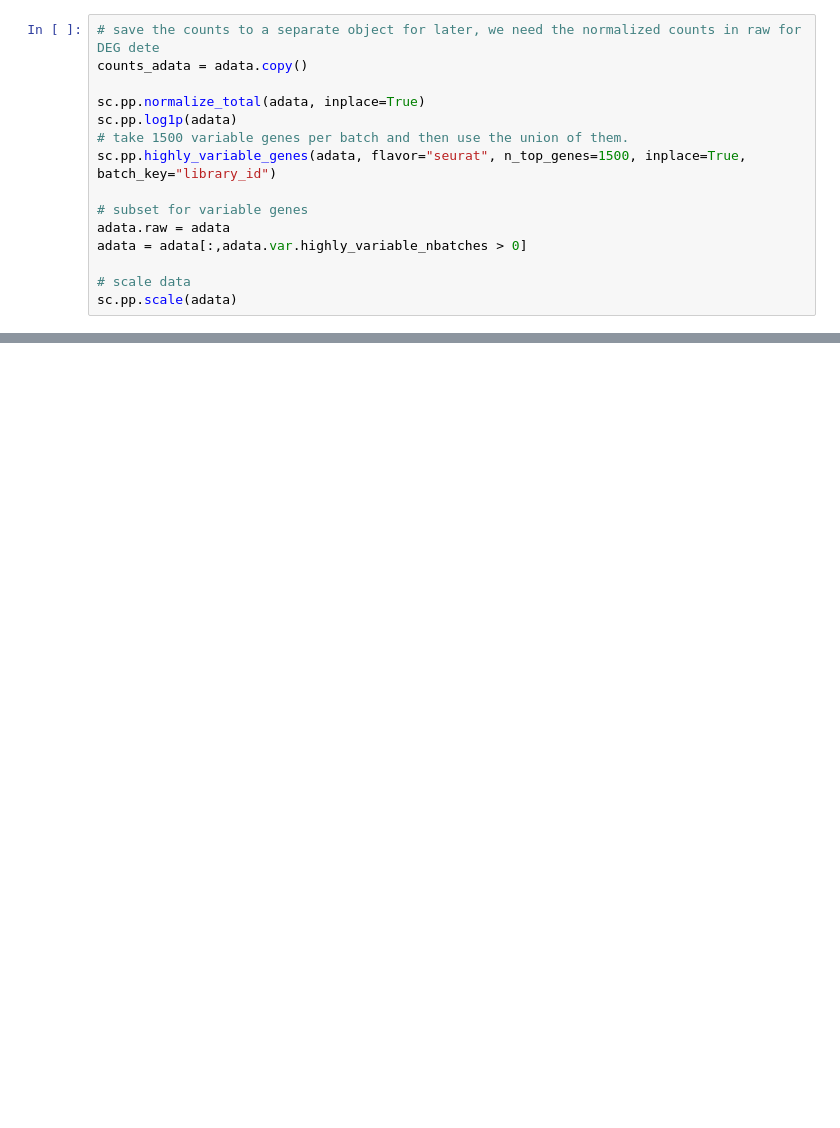
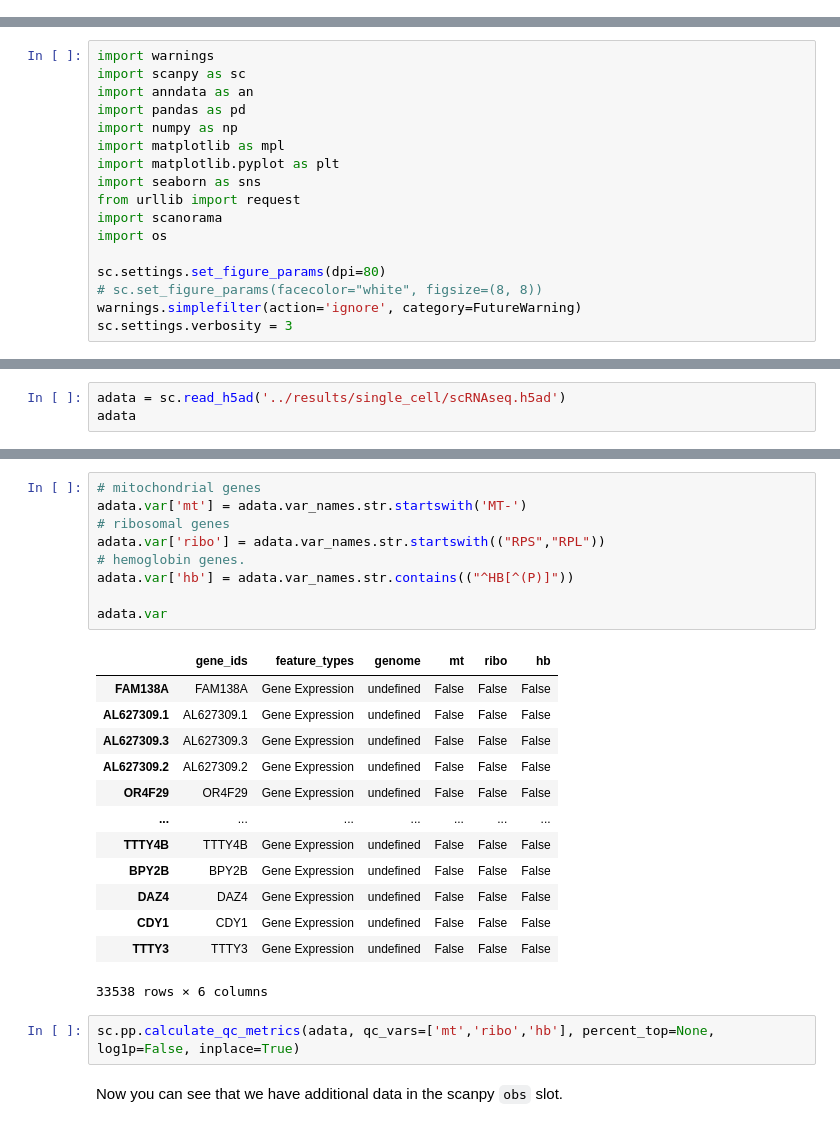
Before and after one commit to NBISweden/workshop-spatial, a Jupyter notebook: labs/05_single_cell.ipynb, the cells around one changed output, grey strips where cells are left out. Saved outputs shown, nothing was run; the diff lists cells and outputs as text; blank space fills up the shorter version.

Commit message:
updates lab on single cell data analysis

```diff
--- a/labs/05_single_cell.ipynb
+++ b/labs/05_single_cell.ipynb
@@ -123,15 +0,0 @@ As we have two sections, we will select variable genes with `batch_key="library_
-# %%
-# save the counts to a separate object for later, we need the normalized counts in raw for DEG dete
-counts_adata = adata.copy()
-
-sc.pp.normalize_total(adata, inplace=True)
-sc.pp.log1p(adata)
-# take 1500 variable genes per batch and then use the union of them.
-sc.pp.highly_variable_genes(adata, flavor="seurat", n_top_genes=1500, inplace=True, batch_key="library_id")
-
-# subset for variable genes
-adata.raw = adata
-adata = adata[:,adata.var.highly_variable_nbatches > 0]
-
-# scale data
-sc.pp.scale(adata)
@@ -511,0 +14,17 @@ sc.pl.spatial(
+# %%
+import warnings
+import scanpy as sc
+import anndata as an
+import pandas as pd
+import numpy as np
+import matplotlib as mpl
+import matplotlib.pyplot as plt
+import seaborn as sns
+from urllib import request
+import scanorama
+import os
+
+sc.settings.set_figure_params(dpi=80)
+# sc.set_figure_params(facecolor="white", figsize=(8, 8))
+warnings.simplefilter(action='ignore', category=FutureWarning)
+sc.settings.verbosity = 3
@@ -511,0 +37,3 @@ sc.pl.spatial(
+# %%
+adata = sc.read_h5ad('../results/single_cell/scRNAseq.h5ad')
+adata
@@ -511,0 +55,27 @@ sc.pl.spatial(
+# %%
+# mitochondrial genes
+adata.var['mt'] = adata.var_names.str.startswith('MT-')
+# ribosomal genes
+adata.var['ribo'] = adata.var_names.str.startswith(("RPS","RPL"))
+# hemoglobin genes.
+adata.var['hb'] = adata.var_names.str.contains(("^HB[^(P)]"))
+
+adata.var
+# %% [output]
+|  | gene_ids | feature_types | genome | mt | ribo | hb |
+| FAM138A | FAM138A | Gene Expression | undefined | False | False | False |
+| AL627309.1 | AL627309.1 | Gene Expression | undefined | False | False | False |
+| AL627309.3 | AL627309.3 | Gene Expression | undefined | False | False | False |
+| AL627309.2 | AL627309.2 | Gene Expression | undefined | False | False | False |
+| OR4F29 | OR4F29 | Gene Expression | undefined | False | False | False |
+| ... | ... | ... | ... | ... | ... | ... |
+| TTTY4B | TTTY4B | Gene Expression | undefined | False | False | False |
+| BPY2B | BPY2B | Gene Expression | undefined | False | False | False |
+| DAZ4 | DAZ4 | Gene Expression | undefined | False | False | False |
+| CDY1 | CDY1 | Gene Expression | undefined | False | False | False |
+| TTTY3 | TTTY3 | Gene Expression | undefined | False | False | False |
+33538 rows × 6 columns
+# %%
+sc.pp.calculate_qc_metrics(adata, qc_vars=['mt','ribo','hb'], percent_top=None, log1p=False, inplace=True)
+# %% [markdown]
+Now you can see that we have additional data in the scanpy `obs` slot.
```
Also changed, not shown: parts of 158 cells of this notebook, 3 other files.
